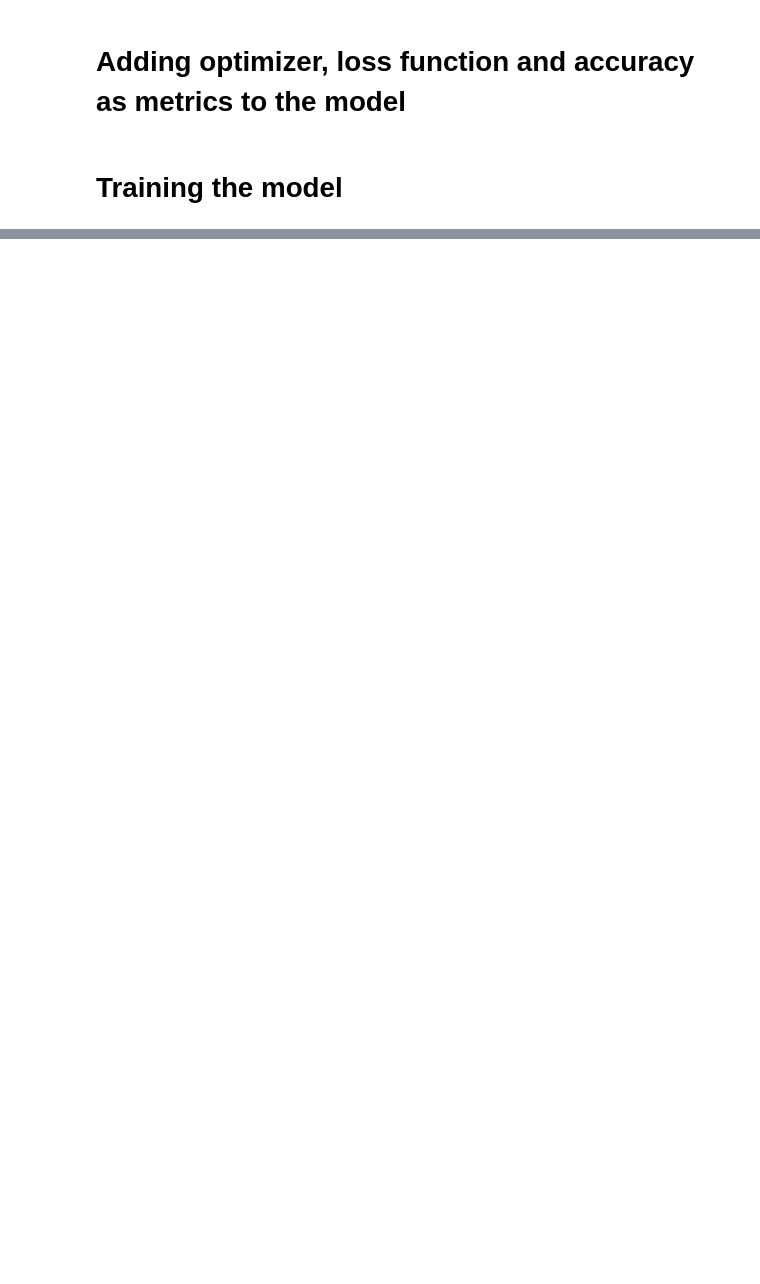
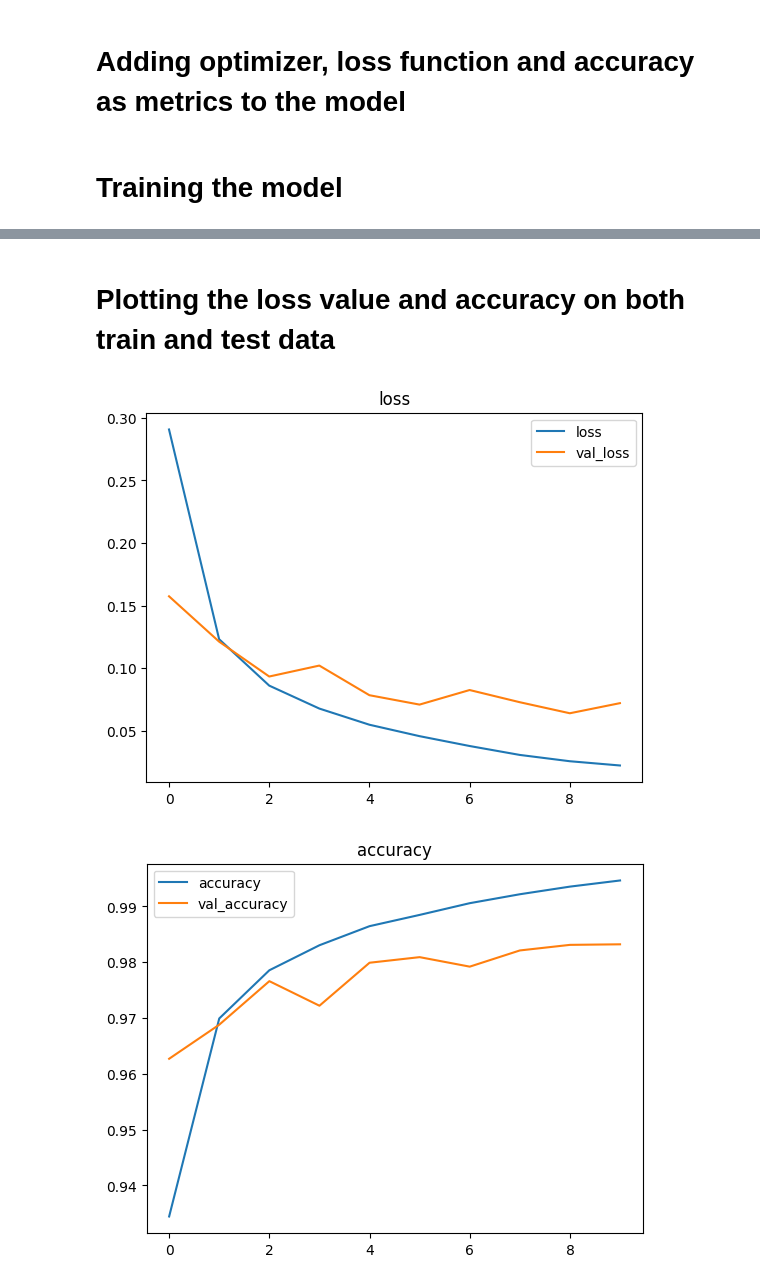
Before and after one commit to Jakub-Goluch/Mnist, a Jupyter notebook: mnist.ipynb, the cells around one changed output, grey strips where cells are left out. Cells and saved outputs as stored; diff of their text form; code cells hidden in the pictures; blank space fills up the shorter version.

Commit message:
Upgraded accuracy from 98,24% to 98,32%. Added plots.

```diff
--- a/mnist.ipynb
+++ b/mnist.ipynb
@@ -45,10 +46,10 @@ loss_fn(y_train[:1], predictions).numpy()
 # %% [markdown]
 # Adding optimizer, loss function and accuracy as metrics to the model
 # %%
-model.compile(optimizer='rmsprop', loss=loss_fn, metrics=['accuracy'])
+model.compile(optimizer=tf.keras.optimizers.RMSprop(learning_rate=7e-4, momentum=0.2), loss=loss_fn, metrics=['accuracy'])
 # %% [markdown]
 # Training the model
 # %%
-model.fit(x_train, y_train, epochs=10)
+history = model.fit(x_train, y_train, validation_data=(x_test, y_test), epochs=10)
 # %% [output]
 Epoch 1/10
@@ -81,0 +82,17 @@ model.evaluate(x_test, y_test, verbose=2)
+# %% [markdown]
+# Plotting the loss value and accuracy on both train and test data
+# %%
+plt.plot(history.history['loss'], label='loss')
+plt.plot(history.history['val_loss'], label='val_loss')
+plt.title('loss')
+plt.legend()
+plt.show()
+
+plt.plot(history.history['accuracy'], label='accuracy')
+plt.plot(history.history['val_accuracy'], label='val_accuracy')
+plt.title('accuracy')
+plt.legend()
+plt.show()
+# %% [output]
+[figure, added]
+[figure, added]
```
Also changed, not shown: parts of 7 cells of this notebook, 1 other file.
